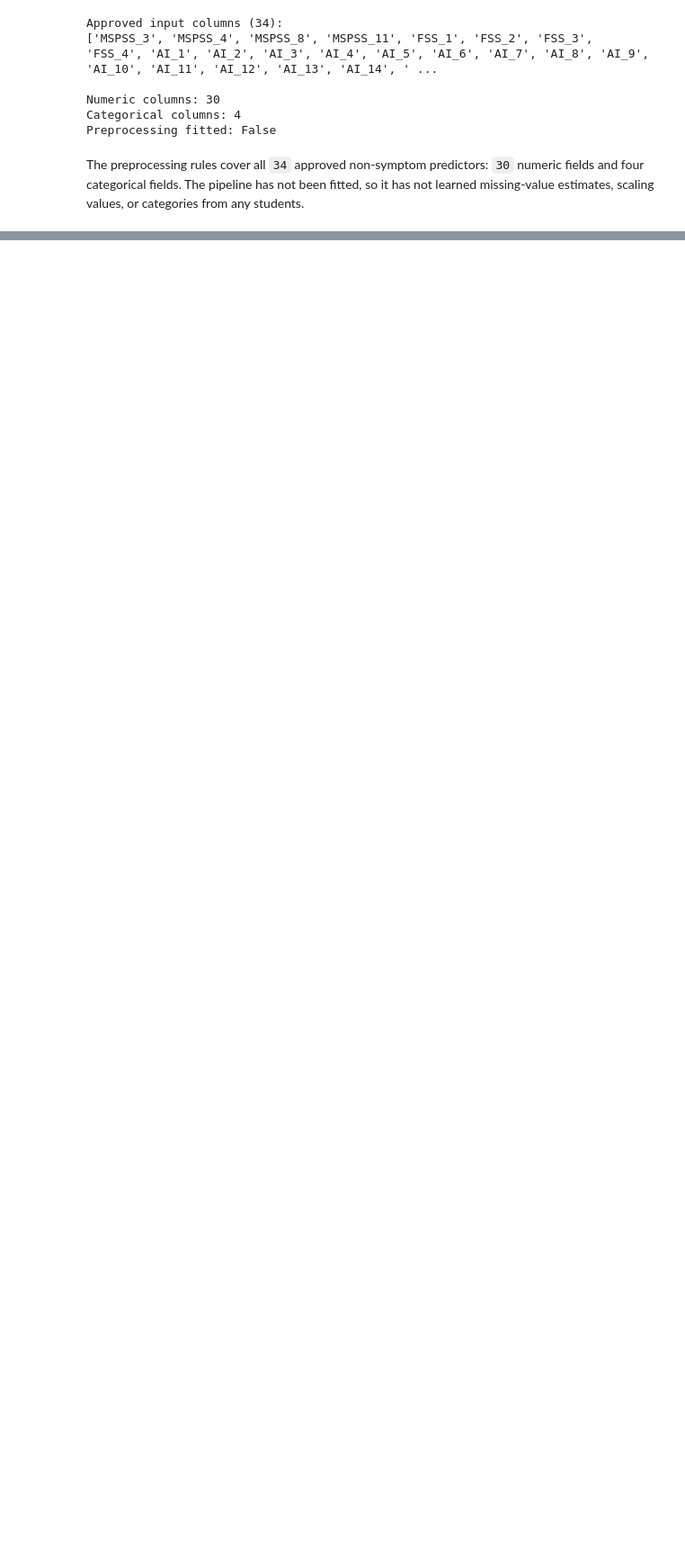
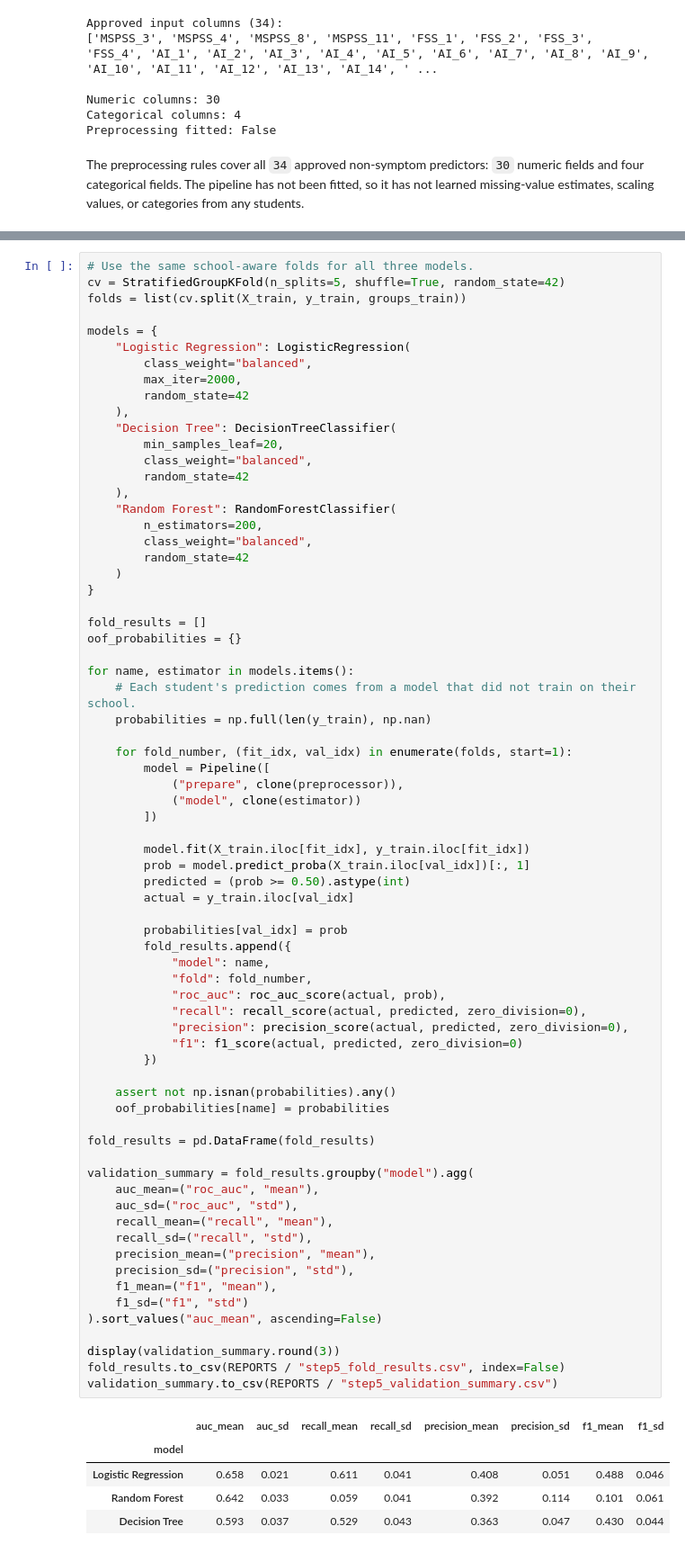
Before and after one commit to N-umwali/SchoolCare-Screening-Priority, a Jupyter notebook: student_screening.ipynb, the cells around one changed output, grey strips where cells are left out. Shown at 90% size. Cells and saved outputs as stored; diff of their text form; blank space fills up the shorter version.

```diff
--- a/student_screening.ipynb
+++ b/student_screening.ipynb
@@ -806,0 +823,76 @@ The preprocessing rules cover all `34` approved non-symptom predictors: `30` num
+# %%
+# Use the same school-aware folds for all three models.
+cv = StratifiedGroupKFold(n_splits=5, shuffle=True, random_state=42)
+folds = list(cv.split(X_train, y_train, groups_train))
+
+models = {
+    "Logistic Regression": LogisticRegression(
+        class_weight="balanced",
+        max_iter=2000,
+        random_state=42
+    ),
+    "Decision Tree": DecisionTreeClassifier(
+        min_samples_leaf=20,
+        class_weight="balanced",
+        random_state=42
+    ),
+    "Random Forest": RandomForestClassifier(
+        n_estimators=200,
+        class_weight="balanced",
+        random_state=42
+    )
+}
+
+fold_results = []
+oof_probabilities = {}
+
+for name, estimator in models.items():
+    # Each student's prediction comes from a model that did not train on their school.
+    probabilities = np.full(len(y_train), np.nan)
+
+    for fold_number, (fit_idx, val_idx) in enumerate(folds, start=1):
+        model = Pipeline([
+            ("prepare", clone(preprocessor)),
+            ("model", clone(estimator))
+        ])
+
+        model.fit(X_train.iloc[fit_idx], y_train.iloc[fit_idx])
+        prob = model.predict_proba(X_train.iloc[val_idx])[:, 1]
+        predicted = (prob >= 0.50).astype(int)
+        actual = y_train.iloc[val_idx]
+
+        probabilities[val_idx] = prob
+        fold_results.append({
+            "model": name,
+            "fold": fold_number,
+            "roc_auc": roc_auc_score(actual, prob),
+            "recall": recall_score(actual, predicted, zero_division=0),
+            "precision": precision_score(actual, predicted, zero_division=0),
+            "f1": f1_score(actual, predicted, zero_division=0)
+        })
+
+    assert not np.isnan(probabilities).any()
+    oof_probabilities[name] = probabilities
+
+fold_results = pd.DataFrame(fold_results)
+
+validation_summary = fold_results.groupby("model").agg(
+    auc_mean=("roc_auc", "mean"),
+    auc_sd=("roc_auc", "std"),
+    recall_mean=("recall", "mean"),
+    recall_sd=("recall", "std"),
+    precision_mean=("precision", "mean"),
+    precision_sd=("precision", "std"),
+    f1_mean=("f1", "mean"),
+    f1_sd=("f1", "std")
+).sort_values("auc_mean", ascending=False)
+
+display(validation_summary.round(3))
+fold_results.to_csv(REPORTS / "step5_fold_results.csv", index=False)
+validation_summary.to_csv(REPORTS / "step5_validation_summary.csv")
+# %% [output]
+|  | auc_mean | auc_sd | recall_mean | recall_sd | precision_mean | precision_sd | f1_mean | f1_sd |
+| model |  |  |  |  |  |  |  |  |
+| Logistic Regression | 0.658 | 0.021 | 0.611 | 0.041 | 0.408 | 0.051 | 0.488 | 0.046 |
+| Random Forest | 0.642 | 0.033 | 0.059 | 0.041 | 0.392 | 0.114 | 0.101 | 0.061 |
+| Decision Tree | 0.593 | 0.037 | 0.529 | 0.043 | 0.363 | 0.047 | 0.430 | 0.044 |
```
Also changed, not shown: parts of 28 cells of this notebook.
